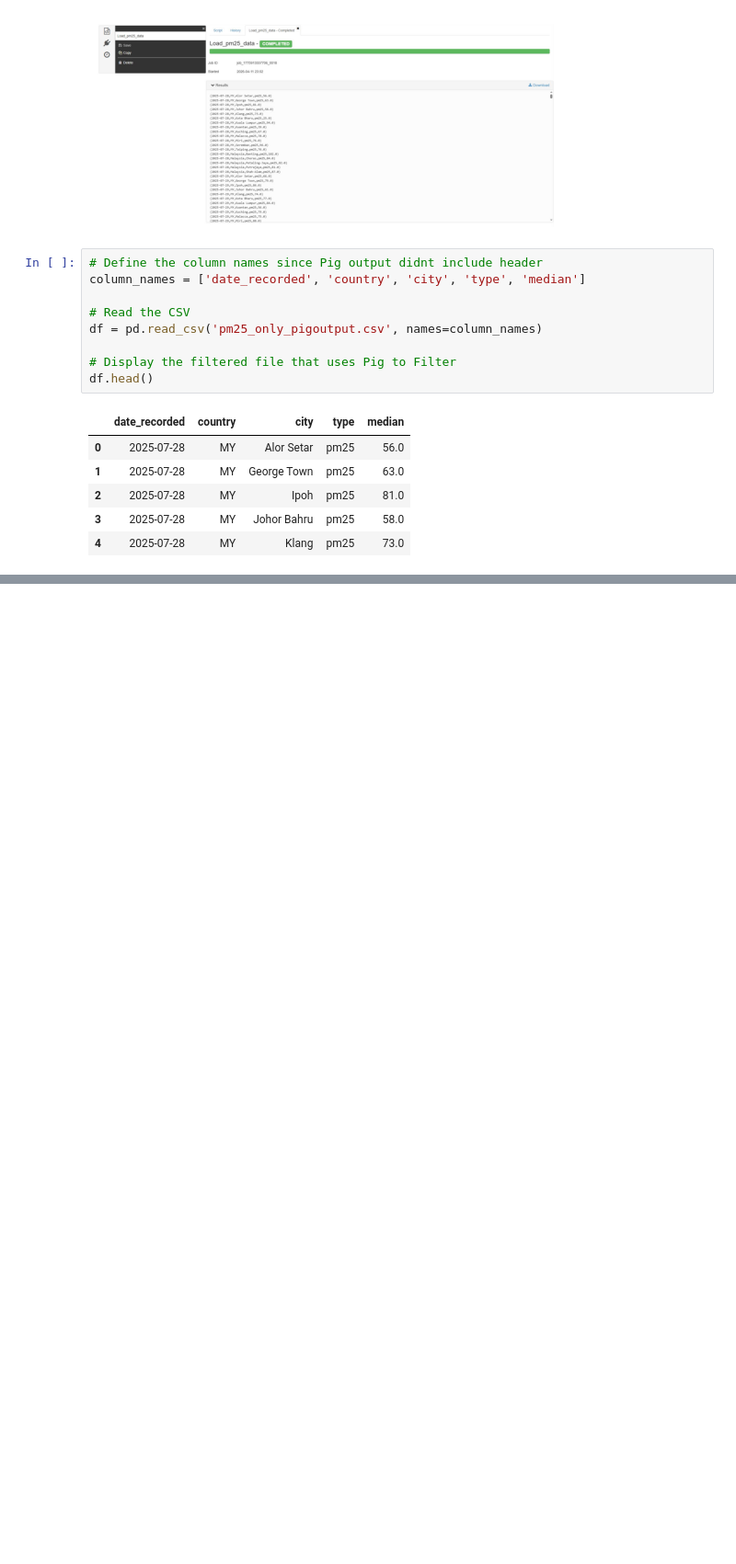
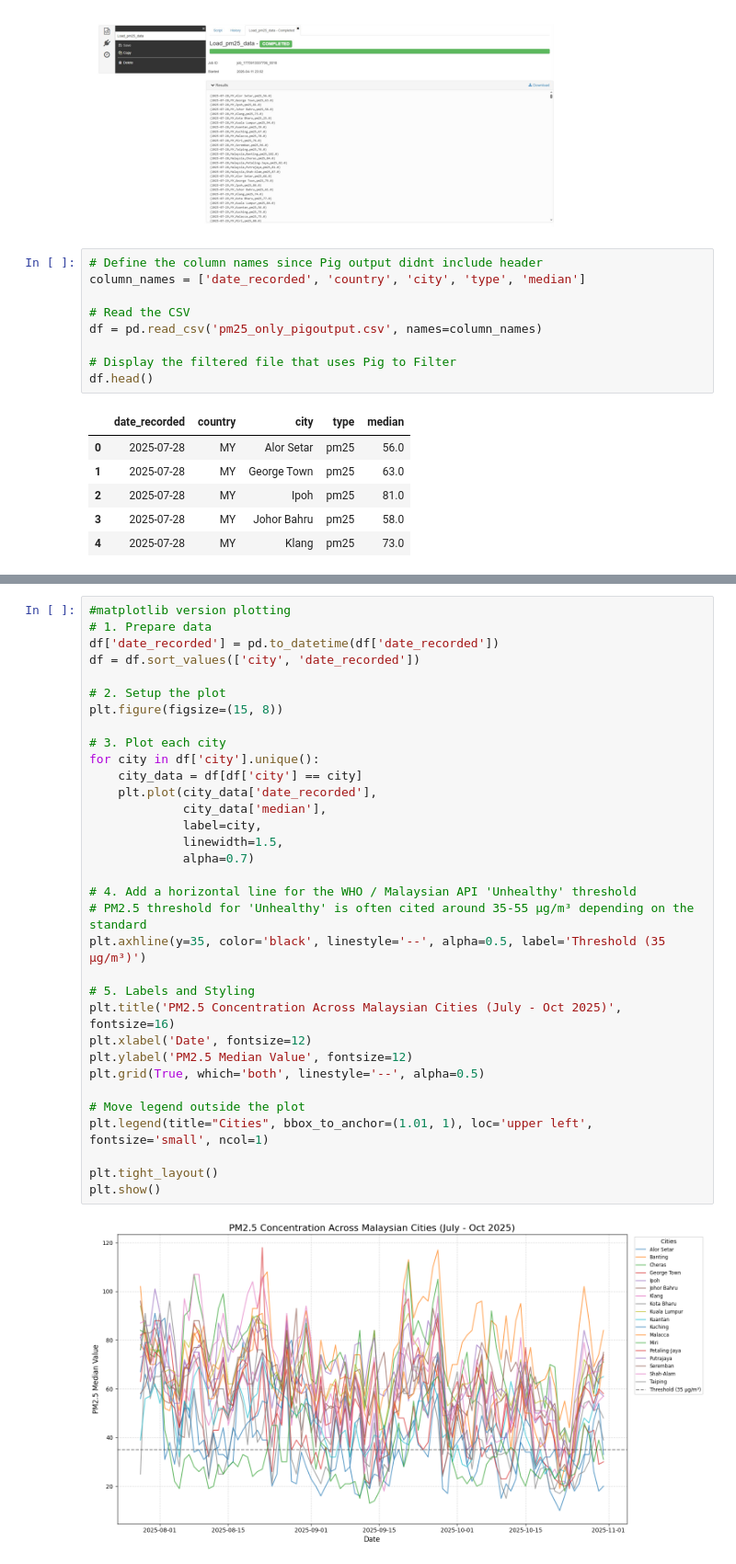
Before and after one commit to muzaffarizamuddin/P166246_Data_Management_Final_Report, a Jupyter notebook: historical_AQI_data_combine.ipynb, the cells around one changed output, grey strips where cells are left out. Shown at 92% size. Saved outputs shown, nothing was run; the diff lists cells and outputs as text; blank space fills up the shorter version.

Commit message:
added matplotlib plotting for pm25

```diff
--- a/historical_AQI_data_combine.ipynb
+++ b/historical_AQI_data_combine.ipynb
@@ -366,3 +367,38 @@ fig = px.line(df,
 
 fig.update_layout(hovermode="x unified") # Shows all values for a date when hovering
 fig.show()
+# %%
+#matplotlib version plotting
+# 1. Prepare data
+df['date_recorded'] = pd.to_datetime(df['date_recorded'])
+df = df.sort_values(['city', 'date_recorded'])
+
+# 2. Setup the plot
+plt.figure(figsize=(15, 8))
+
+# 3. Plot each city
+for city in df['city'].unique():
+    city_data = df[df['city'] == city]
+    plt.plot(city_data['date_recorded'],
+             city_data['median'],
+             label=city,
+             linewidth=1.5,
+             alpha=0.7)
+
+# 4. Add a horizontal line for the WHO / Malaysian API 'Unhealthy' threshold
+# PM2.5 threshold for 'Unhealthy' is often cited around 35-55 µg/m³ depending on the standard
+plt.axhline(y=35, color='black', linestyle='--', alpha=0.5, label='Threshold (35 µg/m³)')
+
+# 5. Labels and Styling
+plt.title('PM2.5 Concentration Across Malaysian Cities (July - Oct 2025)', fontsize=16)
+plt.xlabel('Date', fontsize=12)
+plt.ylabel('PM2.5 Median Value', fontsize=12)
+plt.grid(True, which='both', linestyle='--', alpha=0.5)
+
+# Move legend outside the plot
+plt.legend(title="Cities", bbox_to_anchor=(1.01, 1), loc='upper left', fontsize='small', ncol=1)
+
+plt.tight_layout()
+plt.show()
+# %% [output]
+[figure, added]
```
Also changed, not shown: parts of 1 cell of this notebook.
